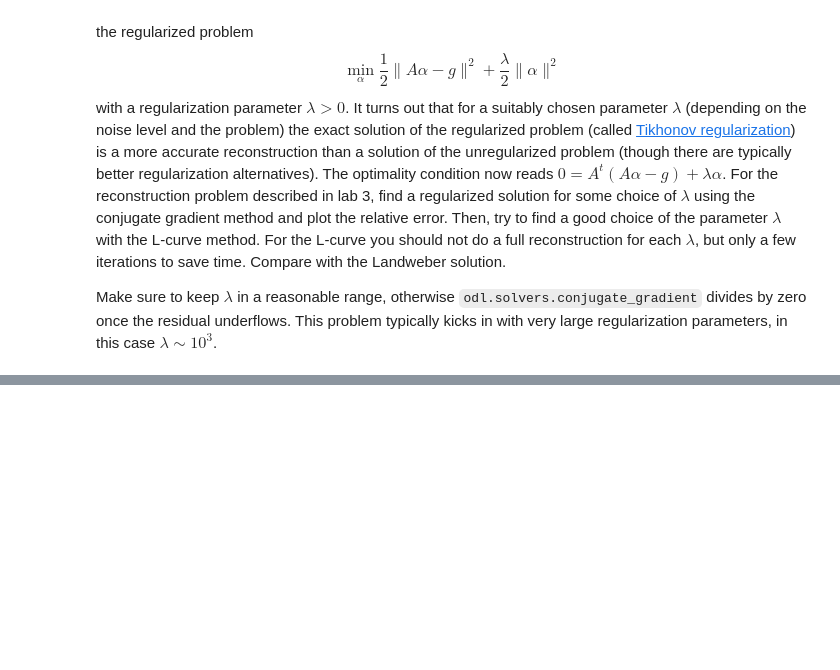
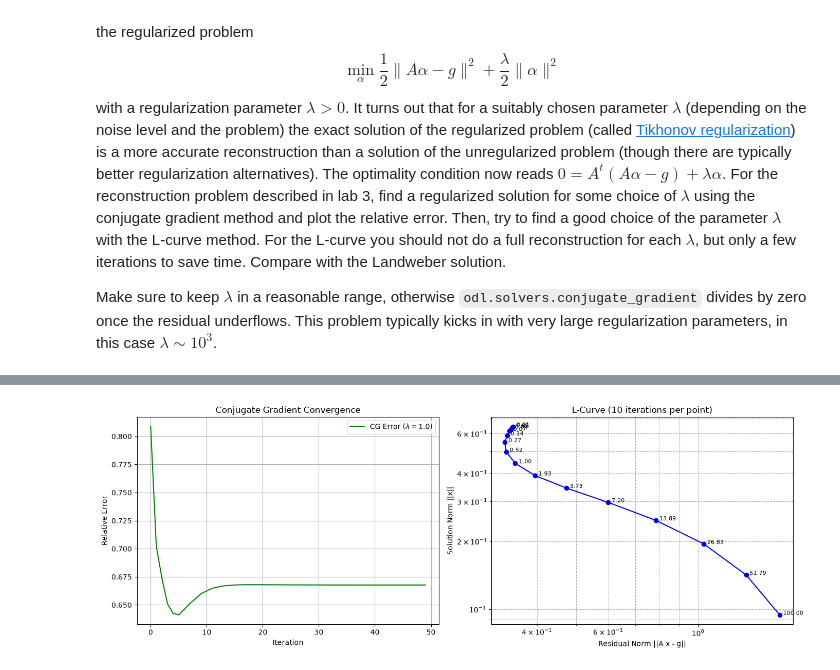
Before and after one commit to lepamacka/SF2529_HT26, a Jupyter notebook: labs/Lab4.ipynb, the cells around one changed output, grey strips where cells are left out. Cells and saved outputs as stored; diff of their text form; code cells hidden in the pictures; blank space fills up the shorter version.

Commit message:
Complete Labs 1 through 4 with solutions

```diff
--- a/labs/Lab4.ipynb
+++ b/labs/Lab4.ipynb
@@ -13,0 +10,88 @@ import matplotlib.pyplot as plt
+# %%
+import odl
+import odl.applications.tomo
+import numpy as np
+import matplotlib.pyplot as plt
+
+# --- 1. Setup (Same as Lab 3) ---
+space = odl.uniform_discr([-1, -1, -1], [1, 1, 1], shape=(32, 32, 32), dtype='float32')
+phantom = odl.phantom.shepp_logan(space, modified=True)
+geometry = odl.applications.tomo.cone_beam_geometry(space, src_radius=3, det_radius=3, num_angles=10)
+operator = odl.applications.tomo.RayTransform(space, geometry)
+
+# Generate noisy sinogram
+g_exact = operator(phantom)
+noise = odl.phantom.noise.white_noise(operator.range)
+noise_level = 0.05 * odl.max(odl.abs(g_exact))
+g_noisy = g_exact + float(noise_level) * noise
+
+# Right hand side for the normal equations: A* g
+rhs = operator.adjoint(g_noisy)
+
+# Identity operator for the lambda * I term
+I = odl.IdentityOperator(space)
+
+# --- 2. Single Tikhonov Reconstruction with CG ---
+lambda_val = 1.0  # Initial guess for lambda
+op_cg = operator.adjoint * operator + float(lambda_val) * I
+
+x_cg = space.zero()
+rel_errors_cg = []
+
+# Callback to track the relative error during CG iterations
+def callback_cg(x):
+    rel_errors_cg.append((x - phantom).norm() / phantom.norm())
+
+# Run CG. It converges much faster than Landweber, so 50 iterations are plenty.
+odl.solvers.conjugate_gradient(op_cg, x_cg, rhs, niter=50, callback=callback_cg)
+
+# --- 3. L-Curve Method ---
+# We test a range of lambda values from 0.01 to 100 to avoid the 10^3 divide-by-zero bug
+lambdas = np.logspace(-2, 2, 15)
+residual_norms = []
+solution_norms = []
+
+print("Calculating L-curve (this will take a moment)...")
+for lam in lambdas:
+    op_lam = operator.adjoint * operator + float(lam) * I
+    x_lam = space.zero()
+
+    # Only 10 iterations per lambda to save time
+    odl.solvers.conjugate_gradient(op_lam, x_lam, rhs, niter=10)
+
+    # L-curve metrics: ||A x_lam - g_noisy|| and ||x_lam||
+    res_norm = (operator(x_lam) - g_noisy).norm()
+    sol_norm = x_lam.norm()
+
+    residual_norms.append(res_norm)
+    solution_norms.append(sol_norm)
+
+# --- 4. Plotting ---
+fig, axes = plt.subplots(1, 2, figsize=(14, 5))
+
+# Plot 1: Relative Error of the single CG run
+axes[0].plot(rel_errors_cg, color='green', label=fr'CG Error ($\lambda={lambda_val}$)')
+axes[0].set_xlabel('Iteration')
+axes[0].set_ylabel('Relative Error')
+axes[0].set_title('Conjugate Gradient Convergence')
+axes[0].grid(True)
+axes[0].legend()
+
+# Plot 2: L-Curve
+axes[1].loglog(residual_norms, solution_norms, 'bo-')
+axes[1].set_xlabel('Residual Norm ||A x - g||')
+axes[1].set_ylabel('Solution Norm ||x||')
+axes[1].set_title('L-Curve (10 iterations per point)')
+axes[1].grid(True, which="both", ls="--")
+
+# Annotate lambda values directly on the L-curve
+for i, lam in enumerate(lambdas):
+    axes[1].annotate(f"{lam:.2f}", (residual_norms[i], solution_norms[i]),
+                     fontsize=8, xytext=(5, 0), textcoords='offset points')
+
+plt.tight_layout()
+plt.show()
+
+# Show the CG reconstruction for the initial lambda
+x_cg.show(title=fr"CG Tikhonov Reconstruction ($\lambda={lambda_val}$)", force_show=True)
+# %% [output]
@@ -13,0 +99 @@ import matplotlib.pyplot as plt
+[figure, added]
```
Also changed, not shown: parts of 2 cells of this notebook, 3 other files.
